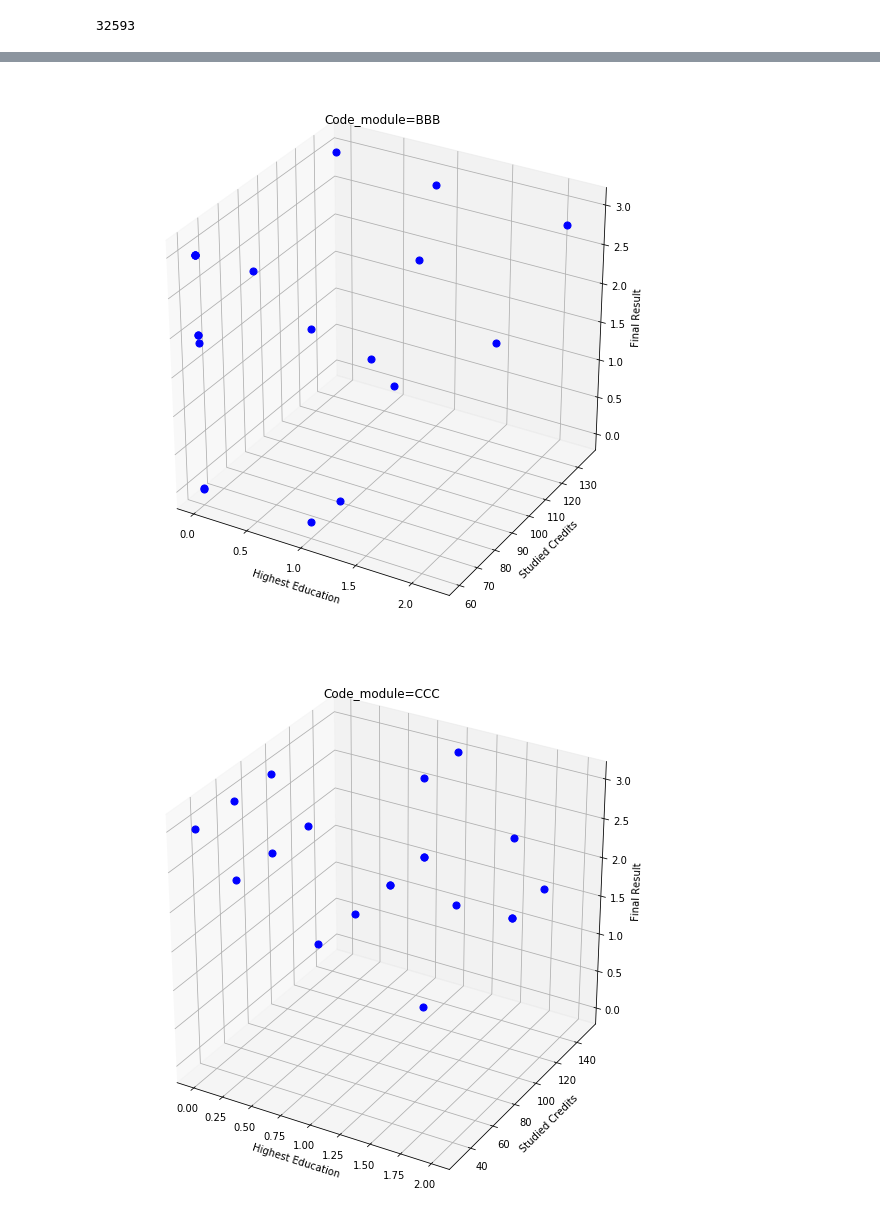
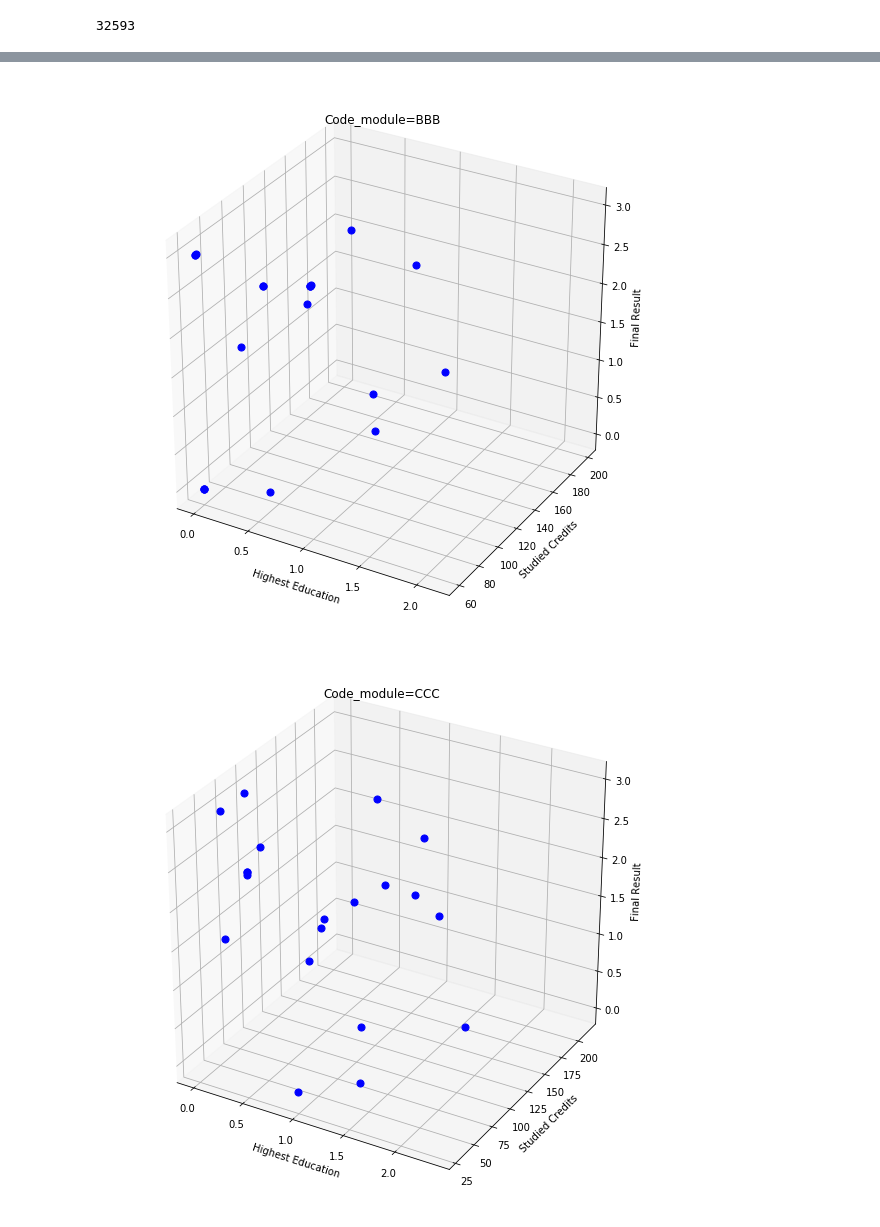
Before and after one commit to RianNugroho/pengpol, a Jupyter notebook: Kmeans.ipynb, the cells around one changed output, grey strips where cells are left out. Saved outputs shown, nothing was run; the diff lists cells and outputs as text; code cells hidden in the pictures.

```diff
--- a/Kmeans.ipynb
+++ b/Kmeans.ipynb
@@ -201,10 +192,10 @@ import numpy as np
 for j in range(len(dim3)):
   fig = plt.figure(figsize=(10,10))
   ax = fig.add_subplot(111, projection='3d')
-  for i in range(len(dim3[0])):
-    xs=dim3[j][i][0]
-    ys=dim3[j][i][1]
-    zs=dim3[j][i][2]
+  for i in range(len(dim3[j][0])):
+    xs=dim3[j][0][i][0]
+    ys=dim3[j][0][i][1]
+    zs=dim3[j][0][i][2]
     ax.scatter(xs, ys, zs,s=50, c='b')
   if(j==0):
      plt.title("Code_module=AAA")
@@ -237,10 +228,10 @@ for j in range(len(dim3)):
 for j in range(len(dim5)):
   fig = plt.figure(figsize=(10,10))
   ax = fig.add_subplot(111, projection='3d')
-  for i in range(len(dim5[0])):
-    xs=dim5[j][i][0]
-    ys=dim5[j][i][1]
-    zs=dim5[j][i][2]
+  for i in range(len(dim5[j][0])):
+    xs=dim5[j][0][i][0]
+    ys=dim5[j][0][i][1]
+    zs=dim5[j][0][i][2]
     ax.scatter(xs, ys, zs,s=50, c='b')
   if(j==0):
      plt.title("Code_module=AAA")
@@ -273,10 +264,10 @@ for j in range(len(dim5)):
 for j in range(len(dim7)):
   fig = plt.figure(figsize=(10,10))
   ax = fig.add_subplot(111, projection='3d')
-  for i in range(len(dim7[0])):
-    xs=dim7[j][i][0]
-    ys=dim7[j][i][1]
-    zs=dim7[j][i][2]
+  for i in range(len(dim7[j][0])):
+    xs=dim7[j][0][i][0]
+    ys=dim7[j][0][i][1]
+    zs=dim7[j][0][i][2]
     ax.scatter(xs, ys, zs,s=50, c='b')
   if(j==0):
      plt.title("Code_module=AAA")
@@ -309,10 +300,10 @@ for j in range(len(dim7)):
 for j in range(len(dim20)):
   fig = plt.figure(figsize=(10,10))
   ax = fig.add_subplot(111, projection='3d')
-  for i in range(len(dim20[0])):
-    xs=dim20[j][i][0]
-    ys=dim20[j][i][1]
-    zs=dim20[j][i][2]
+  for i in range(len(dim20[j][0])):
+    xs=dim20[j][0][i][0]
+    ys=dim20[j][0][i][1]
+    zs=dim20[j][0][i][2]
     ax.scatter(xs, ys, zs,s=50, c='b')
   if(j==0):
      plt.title("Code_module=AAA")
@@ -338,2 +329,2 @@ for j in range(len(dim20)):
-[figure, old version]
+[figure, new version]
-[figure, old version]
+[figure, new version]
```
Also changed, not shown: parts of 15 cells of this notebook.
